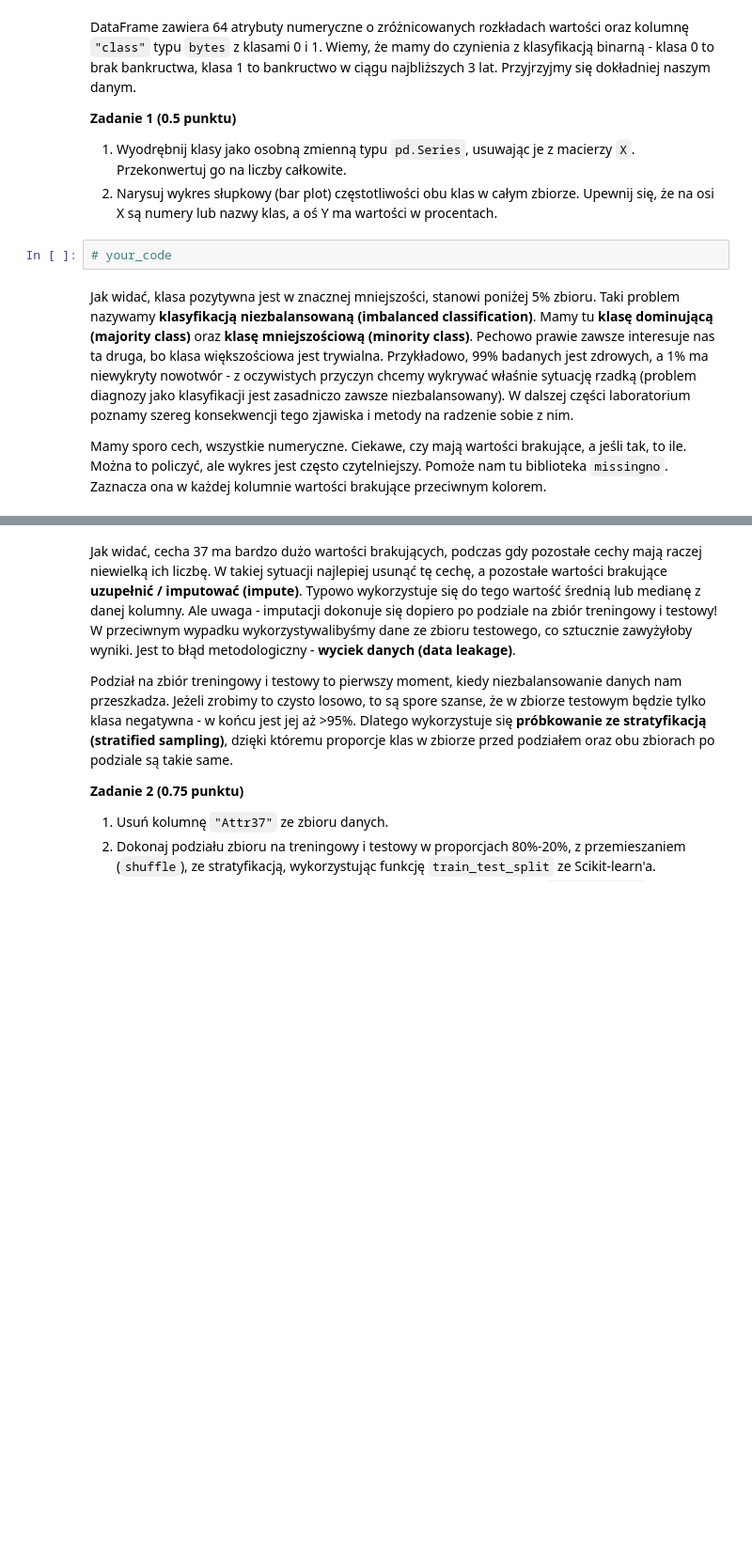
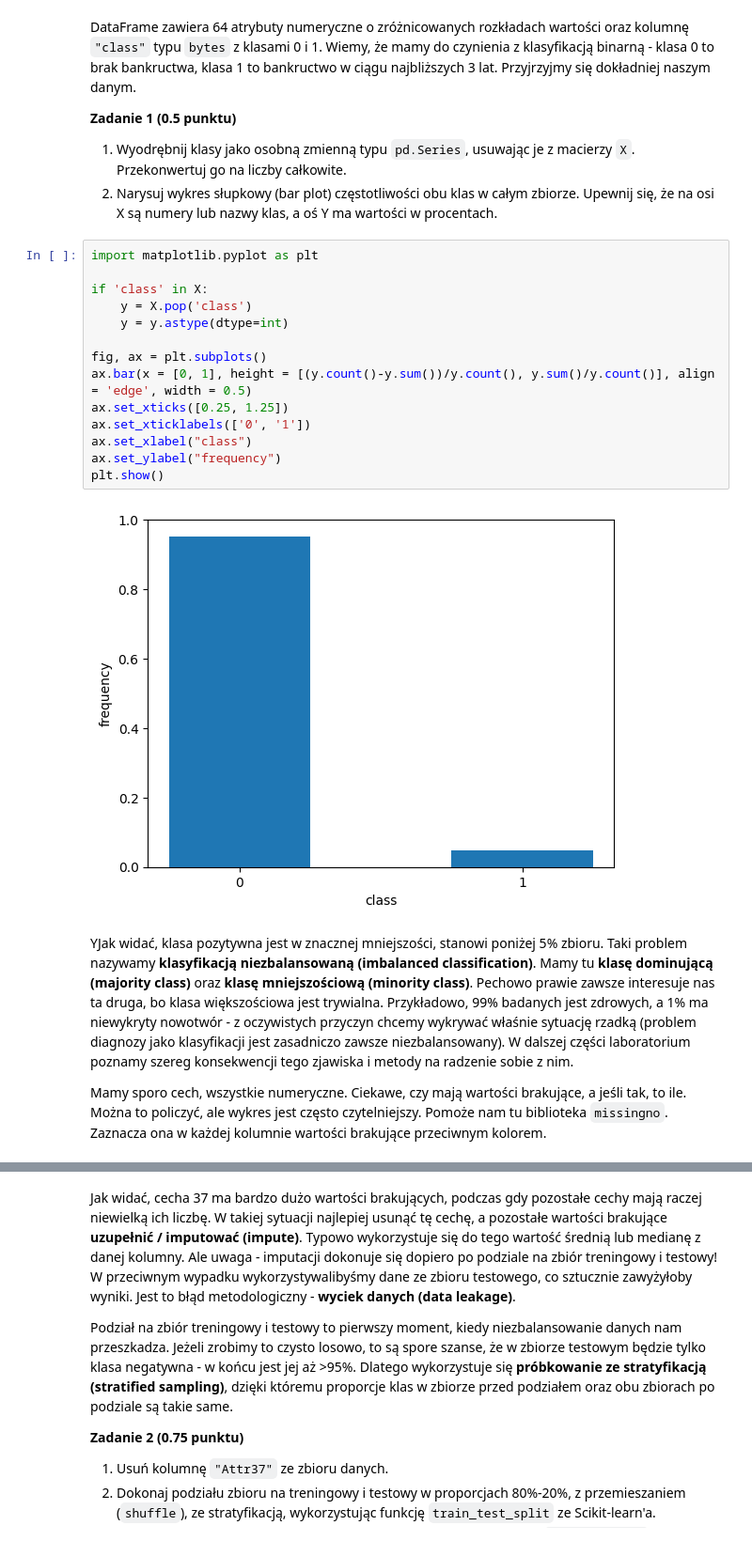
Before and after one commit to krudny/Introduction-to-artificial-inteligence, a Jupyter notebook: Lab2-decision-trees/lab_2.ipynb, the cells around one changed output, grey strips where cells are left out. Shown: that part at 94% size. Saved outputs shown, nothing was run; the diff lists cells and outputs as text; blank space fills up the shorter version.

Commit message:
Counted outcome occurences

```diff
--- a/Lab2-decision-trees/lab_2.ipynb
+++ b/Lab2-decision-trees/lab_2.ipynb
@@ -57,10 +114,24 @@ DataFrame zawiera 64 atrybuty numeryczne o zróżnicowanych rozkładach wartośc
 
 1. Wyodrębnij klasy jako osobną zmienną typu `pd.Series`, usuwając je z macierzy `X`. Przekonwertuj go na liczby całkowite.
 2. Narysuj wykres słupkowy (bar plot) częstotliwości obu klas w całym zbiorze. Upewnij się, że na osi X są numery lub nazwy klas, a oś Y ma wartości w procentach.
-# %%
-# your_code
+# %%
+import matplotlib.pyplot as plt
+
+if 'class' in X:
+    y = X.pop('class')
+    y = y.astype(dtype=int)
+
+fig, ax = plt.subplots()
+ax.bar(x = [0, 1], height = [(y.count()-y.sum())/y.count(), y.sum()/y.count()], align = 'edge', width = 0.5)
+ax.set_xticks([0.25, 1.25])
+ax.set_xticklabels(['0', '1'])
+ax.set_xlabel("class")
+ax.set_ylabel("frequency")
+plt.show()
+# %% [output]
+[figure, added]
 # %% [markdown]
-Jak widać, klasa pozytywna jest w znacznej mniejszości, stanowi poniżej 5% zbioru. Taki problem nazywamy **klasyfikacją niezbalansowaną (imbalanced classification)**. Mamy tu **klasę dominującą (majority class)** oraz **klasę mniejszościową (minority class)**. Pechowo prawie zawsze interesuje nas ta druga, bo klasa większościowa jest trywialna. Przykładowo, 99% badanych jest zdrowych, a 1% ma niewykryty nowotwór - z oczywistych przyczyn chcemy wykrywać właśnie sytuację rzadką (problem diagnozy jako klasyfikacji jest zasadniczo zawsze niezbalansowany). W dalszej części laboratorium poznamy szereg konsekwencji tego zjawiska i metody na radzenie sobie z nim.
+YJak widać, klasa pozytywna jest w znacznej mniejszości, stanowi poniżej 5% zbioru. Taki problem nazywamy **klasyfikacją niezbalansowaną (imbalanced classification)**. Mamy tu **klasę dominującą (majority class)** oraz **klasę mniejszościową (minority class)**. Pechowo prawie zawsze interesuje nas ta druga, bo klasa większościowa jest trywialna. Przykładowo, 99% badanych jest zdrowych, a 1% ma niewykryty nowotwór - z oczywistych przyczyn chcemy wykrywać właśnie sytuację rzadką (problem diagnozy jako klasyfikacji jest zasadniczo zawsze niezbalansowany). W dalszej części laboratorium poznamy szereg konsekwencji tego zjawiska i metody na radzenie sobie z nim.
 
 Mamy sporo cech, wszystkie numeryczne. Ciekawe, czy mają wartości brakujące, a jeśli tak, to ile. Można to policzyć, ale wykres jest często czytelniejszy. Pomoże nam tu biblioteka `missingno`. Zaznacza ona w każdej kolumnie wartości brakujące przeciwnym kolorem.
 # %%
```
Also changed, not shown: parts of 8 cells of this notebook.
